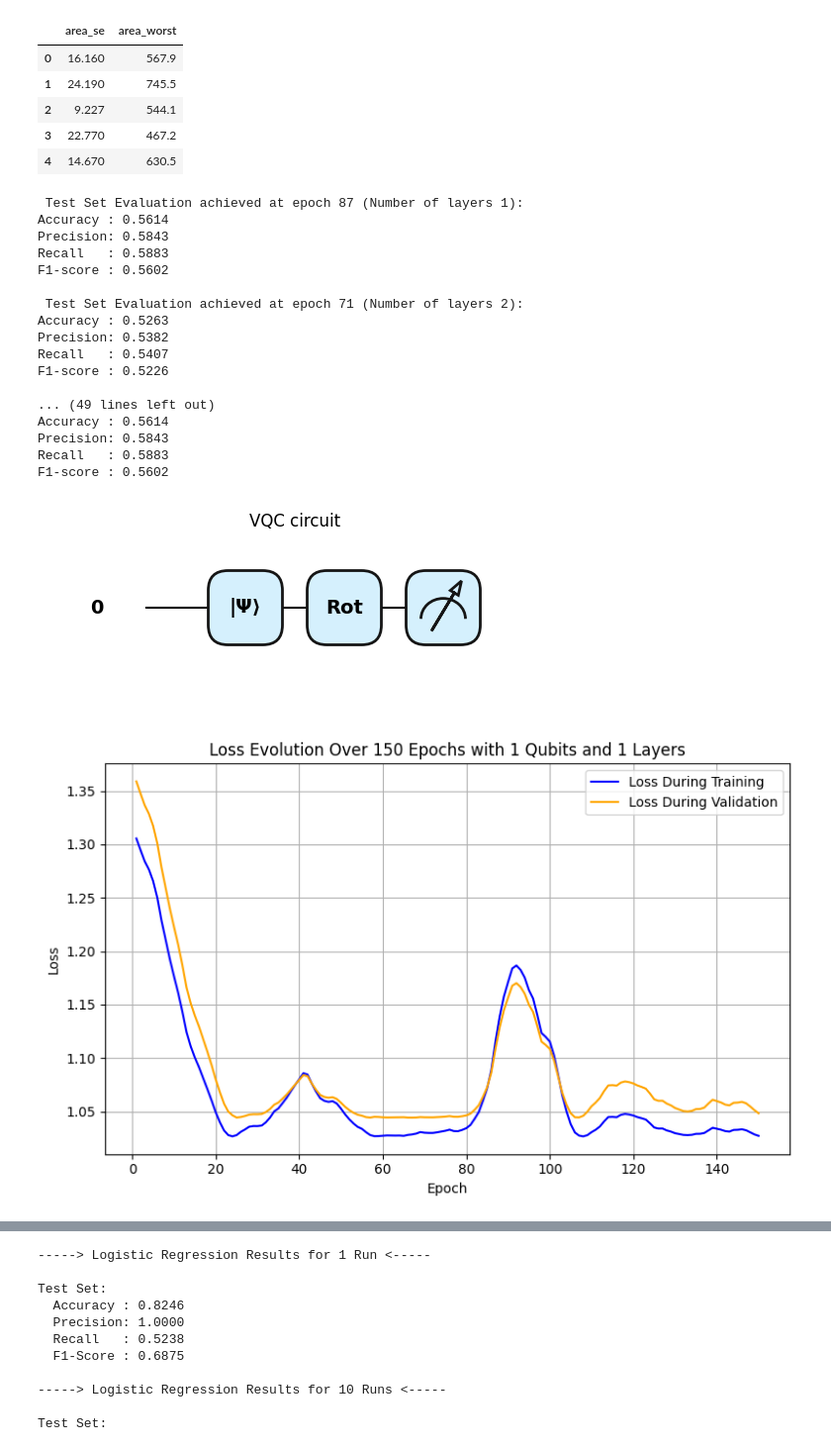
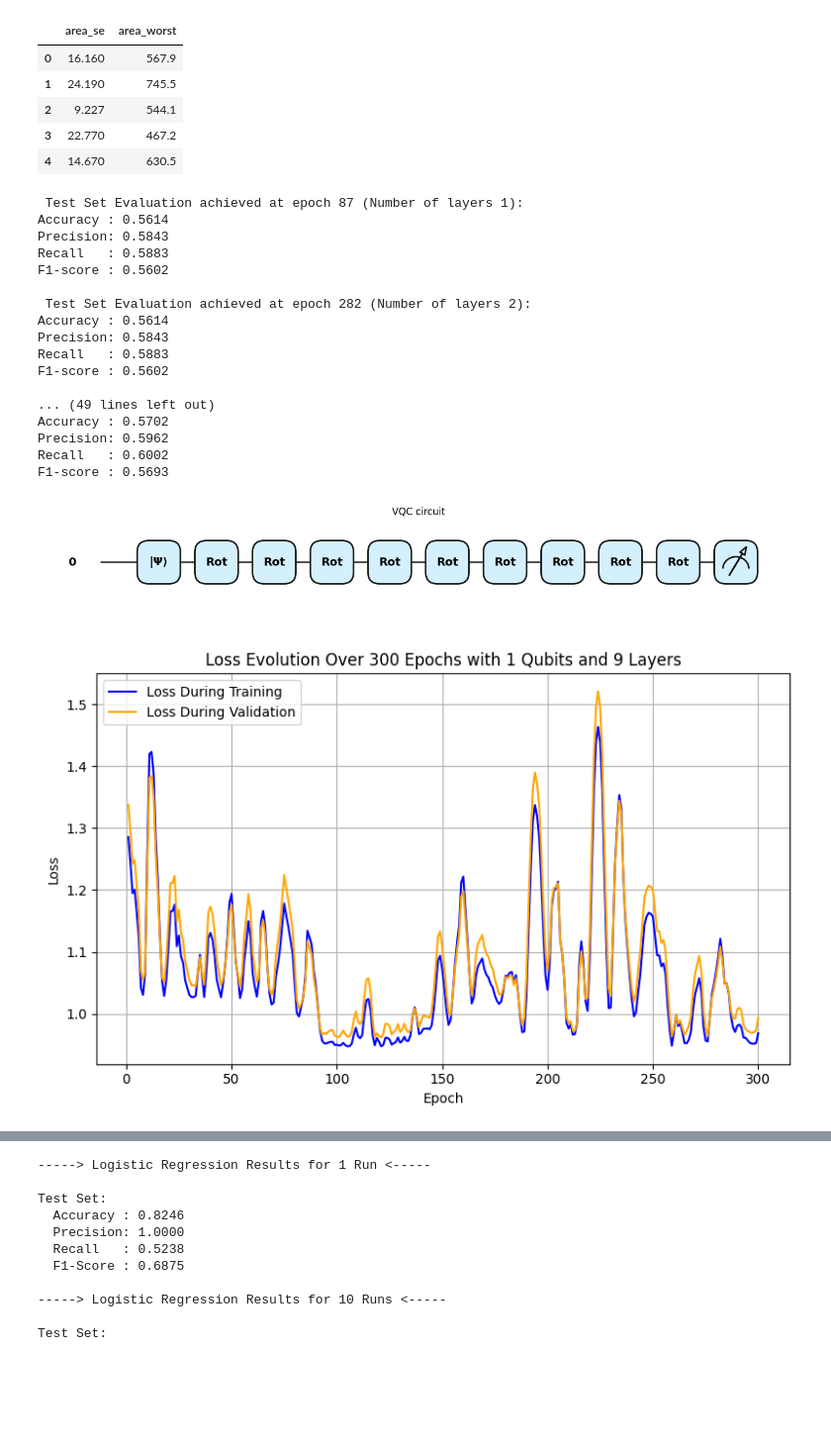
Before and after one commit to vex-me-not/Master_Thesis, a Jupyter notebook: top_02_feats_1qubits.ipynb, the cells around one changed output, grey strips where cells are left out. Shown at 99% size. Cells and saved outputs as stored; diff of their text form; code cells hidden in the pictures; blank space fills up the shorter version.

Commit message:
top feats more epochs

```diff
--- a/top_02_feats_1qubits.ipynb
+++ b/top_02_feats_1qubits.ipynb
@@ -300,7 +300,7 @@ num_data = len(y_train)
 num_train = int(0.75 * num_data)
 index = np.random.permutation(range(num_data))
 
-num_epochs = 150
+num_epochs = 300
 
 layers=[x for x in range(1,11)]
 
@@ -528,39 +528,39 @@ plt.title('Recall')
 plt.xlabel('Epoch')
 plt.ylabel('Score')
 plt.legend()
 plt.grid(True)
 
 # --- F1 Score ---
 plt.subplot(2, 2, 4)
 plt.plot(epochs_range, best_train_f1, label='Train F1 Score', linestyle='-')
 plt.plot(epochs_range, best_val_f1, label='Val F1 Score', linestyle='-')
 plt.title('F1 Score')
 plt.xlabel('Epoch')
 plt.ylabel('Score')
 plt.legend()
 plt.grid(True)
 
 # --- Layout ---
 plt.suptitle(f'Training vs Validation Metrics Over {num_epochs} Epochs for {num_qubits} Qubits and {best_layer} Layers', fontsize=16)
 plt.tight_layout(rect=[0, 0, 1, 0.96])
 plt.show()
 # %% [output]
  Test Set Evaluation achieved at epoch 87 (Number of layers 1):
 Accuracy : 0.5614
 Precision: 0.5843
 Recall   : 0.5883
 F1-score : 0.5602
 
- Test Set Evaluation achieved at epoch 71 (Number of layers 2):
-Accuracy : 0.5263
-Precision: 0.5382
-Recall   : 0.5407
-F1-score : 0.5226
-
-... (49 lines left out)
+ Test Set Evaluation achieved at epoch 282 (Number of layers 2):
 Accuracy : 0.5614
 Precision: 0.5843
 Recall   : 0.5883
 F1-score : 0.5602
+
+... (49 lines left out)
+Accuracy : 0.5702
+Precision: 0.5962
+Recall   : 0.6002
+F1-score : 0.5693
-[figure, old version]
+[figure, new version]
-[figure, old version]
+[figure, new version]
```
Also changed, not shown: parts of 5 cells of this notebook, 1 other file.
